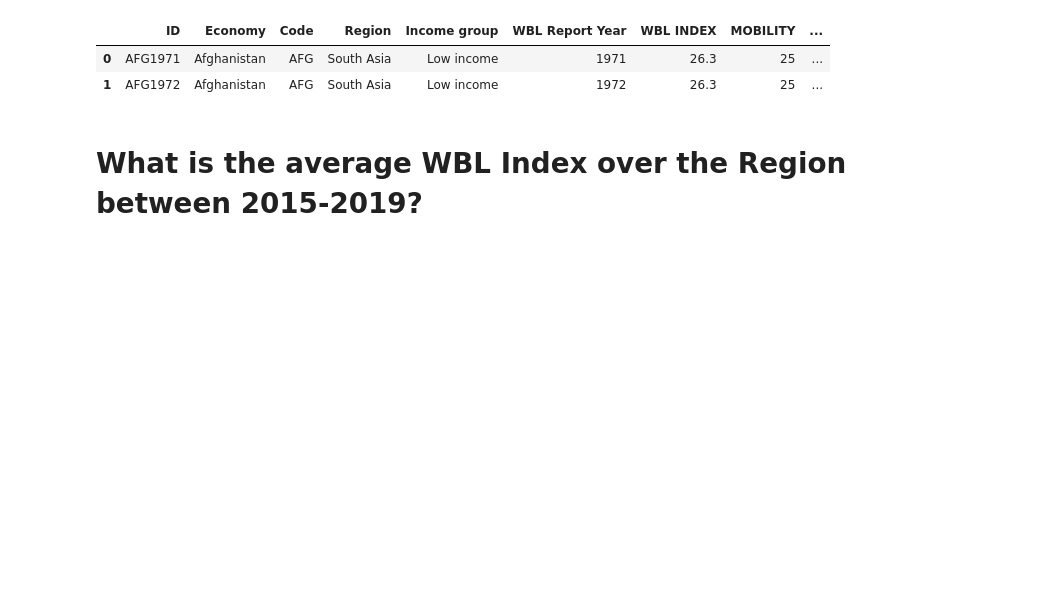
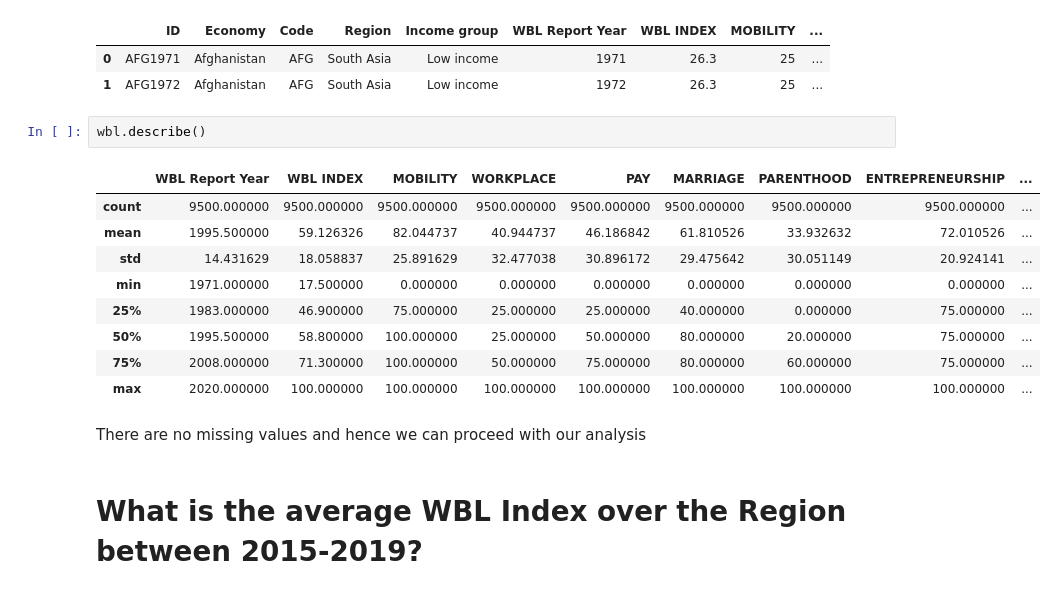
Before and after one commit to divyabudale/Women-Business-and-Law, a Jupyter notebook: Women Business Law Index.ipynb, the cells around one changed output. Cells and saved outputs as stored; diff of their text form; blank space fills up the shorter version.

```diff
--- a/Women Business Law Index.ipynb
+++ b/Women Business Law Index.ipynb
@@ -23,6 +23,20 @@ wbl.head(2)
 |  | ID | Economy | Code | Region | Income group | WBL Report Year | WBL INDEX | MOBILITY | ... |
 | 0 | AFG1971 | Afghanistan | AFG | South Asia | Low income | 1971 | 26.3 | 25 | ... |
 | 1 | AFG1972 | Afghanistan | AFG | South Asia | Low income | 1972 | 26.3 | 25 | ... |
+# %%
+wbl.describe()
+# %% [output]
+|  | WBL Report Year | WBL INDEX | MOBILITY | WORKPLACE | PAY | MARRIAGE | PARENTHOOD | ENTREPRENEURSHIP | ... |
+| count | 9500.000000 | 9500.000000 | 9500.000000 | 9500.000000 | 9500.000000 | 9500.000000 | 9500.000000 | 9500.000000 | ... |
+| mean | 1995.500000 | 59.126326 | 82.044737 | 40.944737 | 46.186842 | 61.810526 | 33.932632 | 72.010526 | ... |
+| std | 14.431629 | 18.058837 | 25.891629 | 32.477038 | 30.896172 | 29.475642 | 30.051149 | 20.924141 | ... |
+| min | 1971.000000 | 17.500000 | 0.000000 | 0.000000 | 0.000000 | 0.000000 | 0.000000 | 0.000000 | ... |
+| 25% | 1983.000000 | 46.900000 | 75.000000 | 25.000000 | 25.000000 | 40.000000 | 0.000000 | 75.000000 | ... |
+| 50% | 1995.500000 | 58.800000 | 100.000000 | 25.000000 | 50.000000 | 80.000000 | 20.000000 | 75.000000 | ... |
+| 75% | 2008.000000 | 71.300000 | 100.000000 | 50.000000 | 75.000000 | 80.000000 | 60.000000 | 75.000000 | ... |
+| max | 2020.000000 | 100.000000 | 100.000000 | 100.000000 | 100.000000 | 100.000000 | 100.000000 | 100.000000 | ... |
+# %% [markdown]
+There are no missing values and hence we can proceed with our analysis
 # %% [markdown]
 # What is the average WBL Index over the Region between 2015-2019?
 # %%
```
Also changed, not shown: parts of 3 cells of this notebook.
